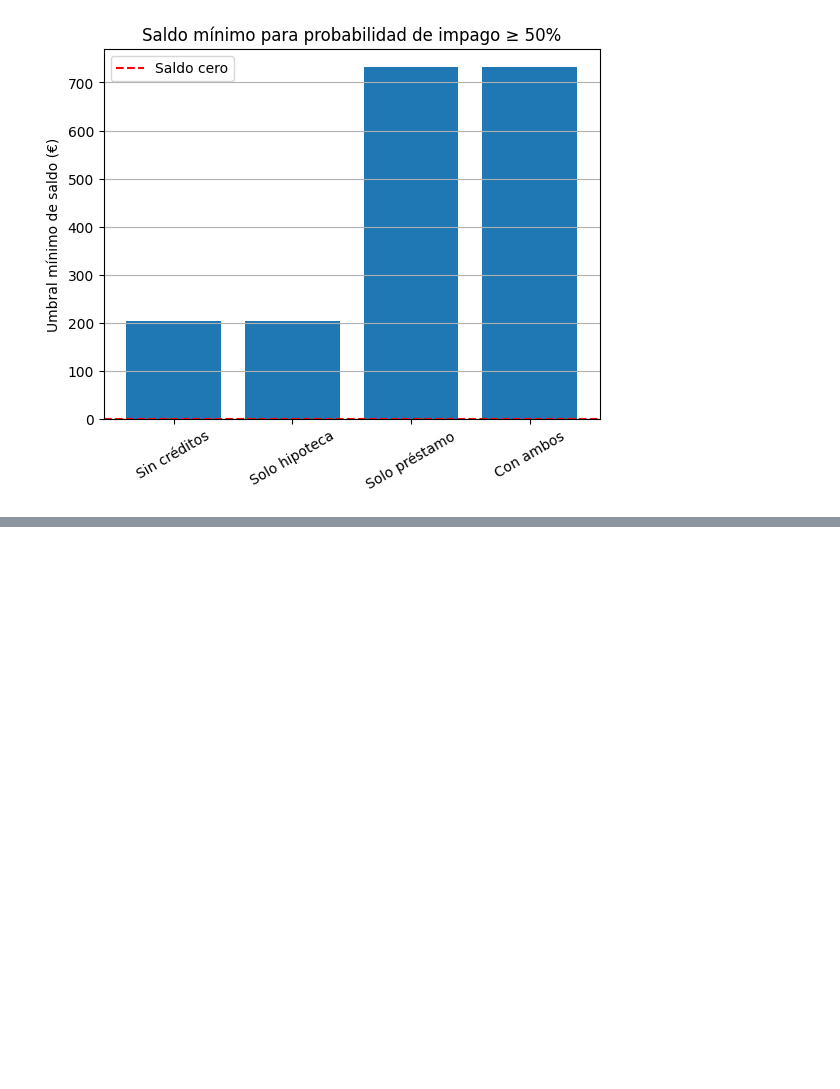
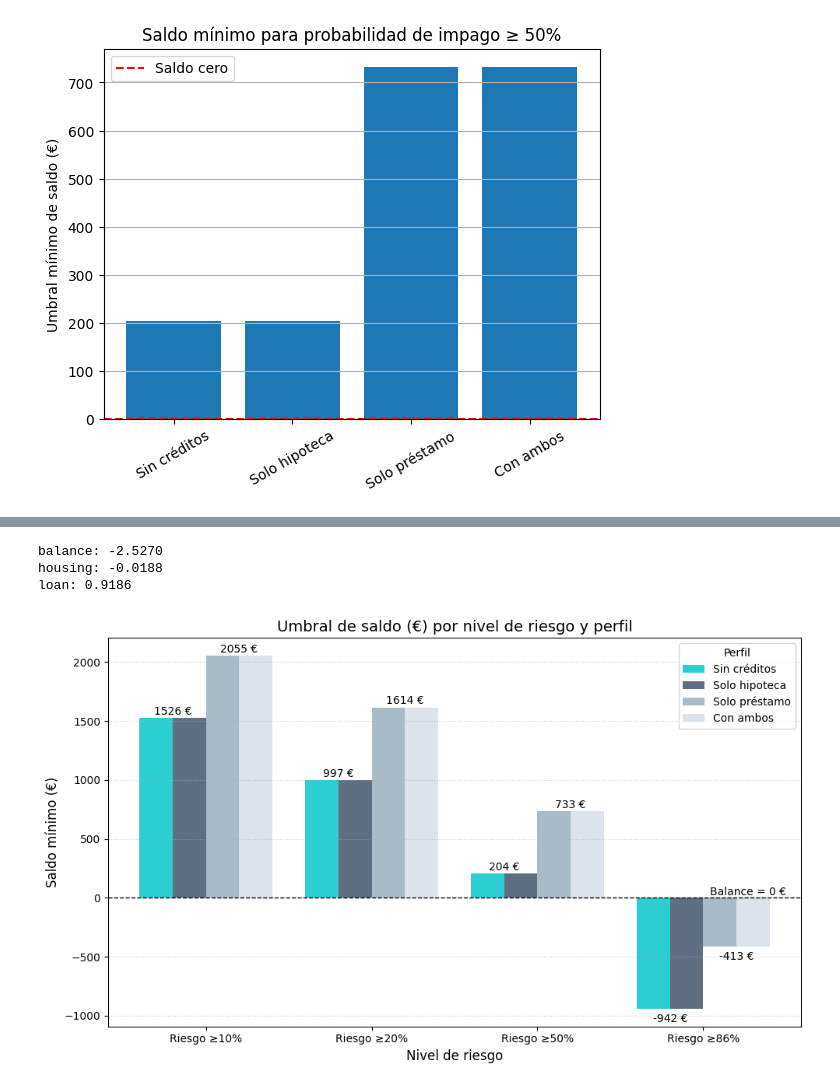
Before and after one commit to MarinaTorba/PersonalDataProrjects, a Jupyter notebook: Equip_9/Scripts/Analisis_Finanzas_250526.ipynb, the cells around one changed output, grey strips where cells are left out. Drawn from its saved outputs; the diff is of its cells as text; code cells hidden in the pictures; blank space fills up the shorter version.

Commit message:
gráficas de umbrales y situación actual

```diff
--- a/Equip_9/Scripts/Analisis_Finanzas_250526.ipynb
+++ b/Equip_9/Scripts/Analisis_Finanzas_250526.ipynb
@@ -1121,0 +1197,67 @@ plt.show()
+# %%
+feature_names = ['balance', 'housing', 'loan']
+coef = model.coef_[0]
+for name, c in zip(feature_names, coef):
+    print(f"{name}: {c:.4f}")
+# %% [output]
+balance: -2.5270
+housing: -0.0188
+loan: 0.9186
+# %%
+# Asegurar columnas como string
+df_umbrales.columns = df_umbrales.columns.astype(str)
+
+# Convertir a formato largo
+df_melt = df_umbrales.melt(id_vars="Perfil", var_name="Nivel de riesgo", value_name="Balance mínimo (€)")
+
+perfiles = df_umbrales['Perfil'].unique()
+niveles = df_umbrales.columns[1:]
+x = np.arange(len(niveles))
+bar_width = 0.2
+
+# Crear figura
+plt.figure(figsize=(10, 6))
+
+# Para guardar posiciones por (nivel, valor) para etiquetas únicas
+etiquetas = {}
+
+# Dibujar barras
+for i, (perfil, color) in enumerate(zip(perfiles, custom_palette)):
+    subset = df_melt[df_melt['Perfil'] == perfil]
+    posiciones = x + i * bar_width
+    valores = subset['Balance mínimo (€)']
+
+    # Dibujar cada barra
+    plt.bar(posiciones, valores, width=bar_width, label=perfil, color=color)
+
+    # Guardar posición y valor para etiquetas únicas
+    for nivel, pos, val in zip(subset['Nivel de riesgo'], posiciones, valores):
+        if pd.notnull(val):
+            key = (nivel, val)
+            if key not in etiquetas:
+                etiquetas[key] = [pos]
+            else:
+                etiquetas[key].append(pos)
+
+# Dibujar etiquetas agrupadas
+for (nivel, val), pos_list in etiquetas.items():
+    x_centro = np.mean(pos_list)
+    y_offset = 10 if val >= 0 else -40
+    align = 'bottom' if val >= 0 else 'top'
+    plt.text(x_centro, val + y_offset, f"{val:.0f} €", ha='center', va=align, fontsize=10)
+
+# Línea de balance = 0 €
+plt.axhline(y=0, color='black', linestyle='--', linewidth=1)
+plt.text(len(niveles)-0.2, 5, 'Balance = 0 €', color='black', fontsize=10, va='bottom', ha='right')
+
+# Ajustes de eje X y leyenda
+plt.xticks(x + bar_width * 1.5, niveles, rotation=0)
+plt.title("Umbral de saldo (€) por nivel de riesgo y perfil", fontsize=14)
+plt.xlabel("Nivel de riesgo", fontsize=12)
+plt.ylabel("Saldo mínimo (€)", fontsize=12)
+plt.legend(title="Perfil")
+plt.grid(axis='y', linestyle=':', alpha=0.6)
+plt.tight_layout()
+plt.show()
+# %% [output]
+[figure, added]
```
Also changed, not shown: parts of 8 cells of this notebook.
